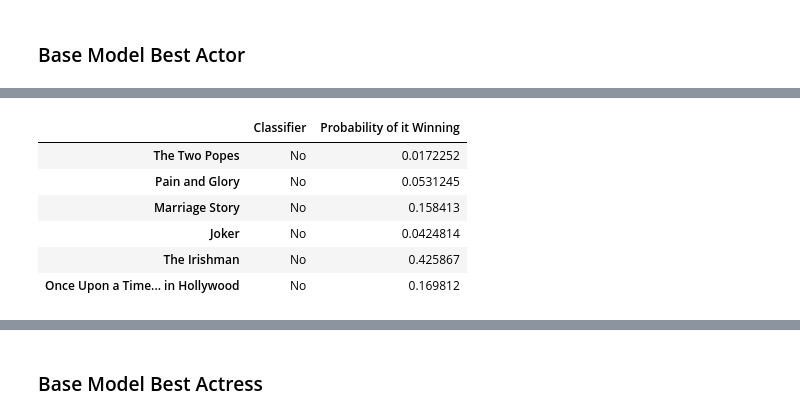
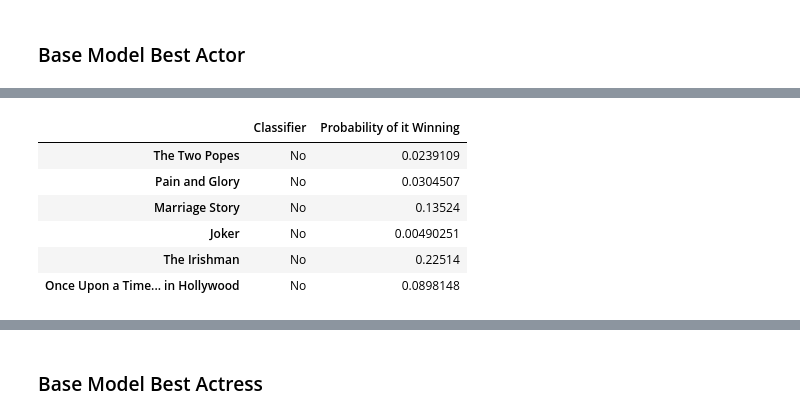
Before and after one commit to MrThomasPin/Oscar-Machine-Learning, a Jupyter notebook: 03_oscar-predictor-ml_2019.ipynb, the cells around one changed output, grey strips where cells are left out. Saved outputs shown, nothing was run; the diff lists cells and outputs as text; code cells hidden in the pictures.

```diff
--- a/03_oscar-predictor-ml_2019.ipynb
+++ b/03_oscar-predictor-ml_2019.ipynb
@@ -533,14 +533,14 @@ diff_class_ml(X_train_best_actor, X_test_best_actor, y_train_best_actor, y_test_
 # %%
-predict_actor_2019 = oscar_predict(X_train_best_actor, y_train_best_actor, best_actor_2019_identifiable, XGBClassifier())
+predict_actor_2019 = oscar_predict(X_train_best_actor, y_train_best_actor, best_actor_2019_identifiable, LogisticRegression())
 predict_actor_2019
 # %% [output]
 |  | Classifier | Probability of it Winning |
-| The Two Popes | No | 0.0172252 |
-| Pain and Glory | No | 0.0531245 |
-| Marriage Story | No | 0.158413 |
-| Joker | No | 0.0424814 |
-| The Irishman | No | 0.425867 |
-| Once Upon a Time... in Hollywood | No | 0.169812 |
+| The Two Popes | No | 0.0239109 |
+| Pain and Glory | No | 0.0304507 |
+| Marriage Story | No | 0.13524 |
+| Joker | No | 0.00490251 |
+| The Irishman | No | 0.22514 |
+| Once Upon a Time... in Hollywood | No | 0.0898148 |
 # %%
 normalized_winner(predict_actor_2019)
 # %% [output]
```
Also changed, not shown: parts of 24 cells of this notebook.
